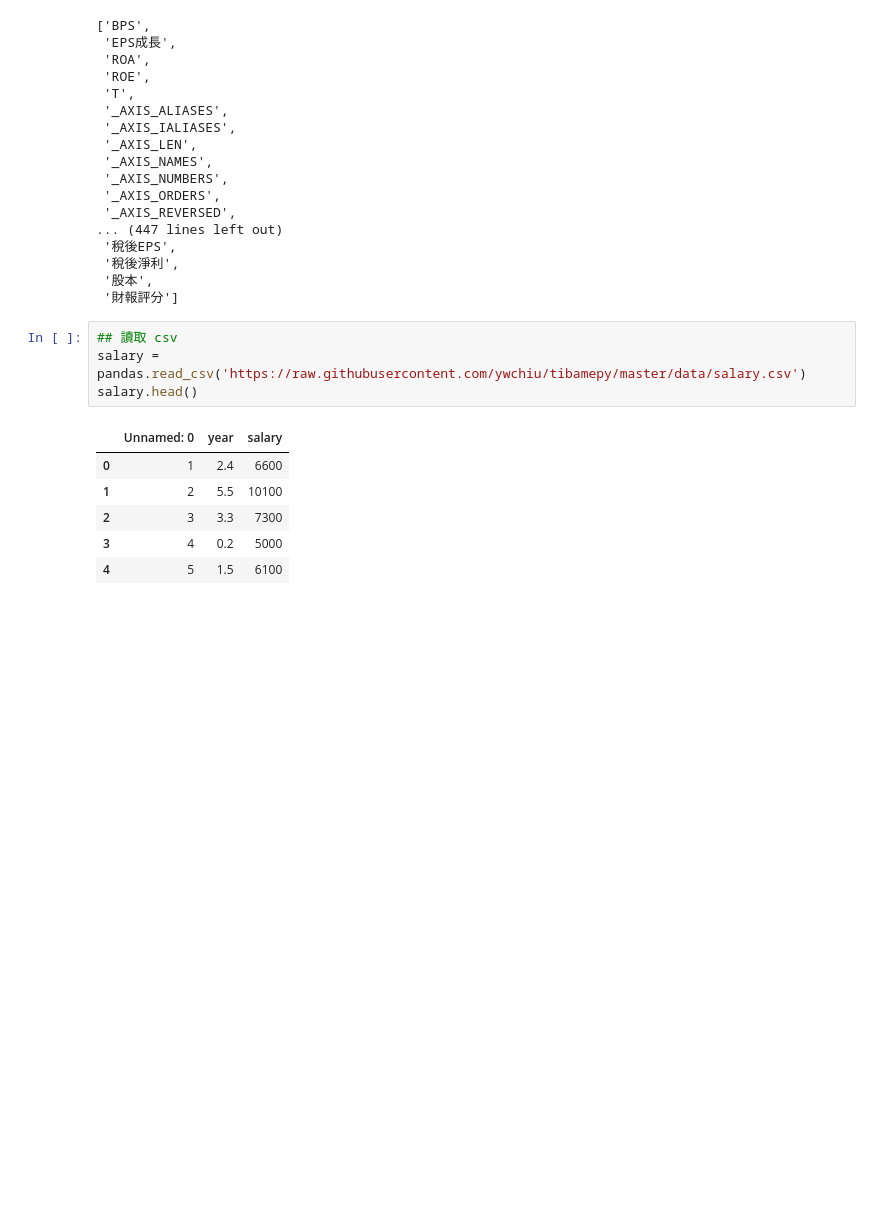
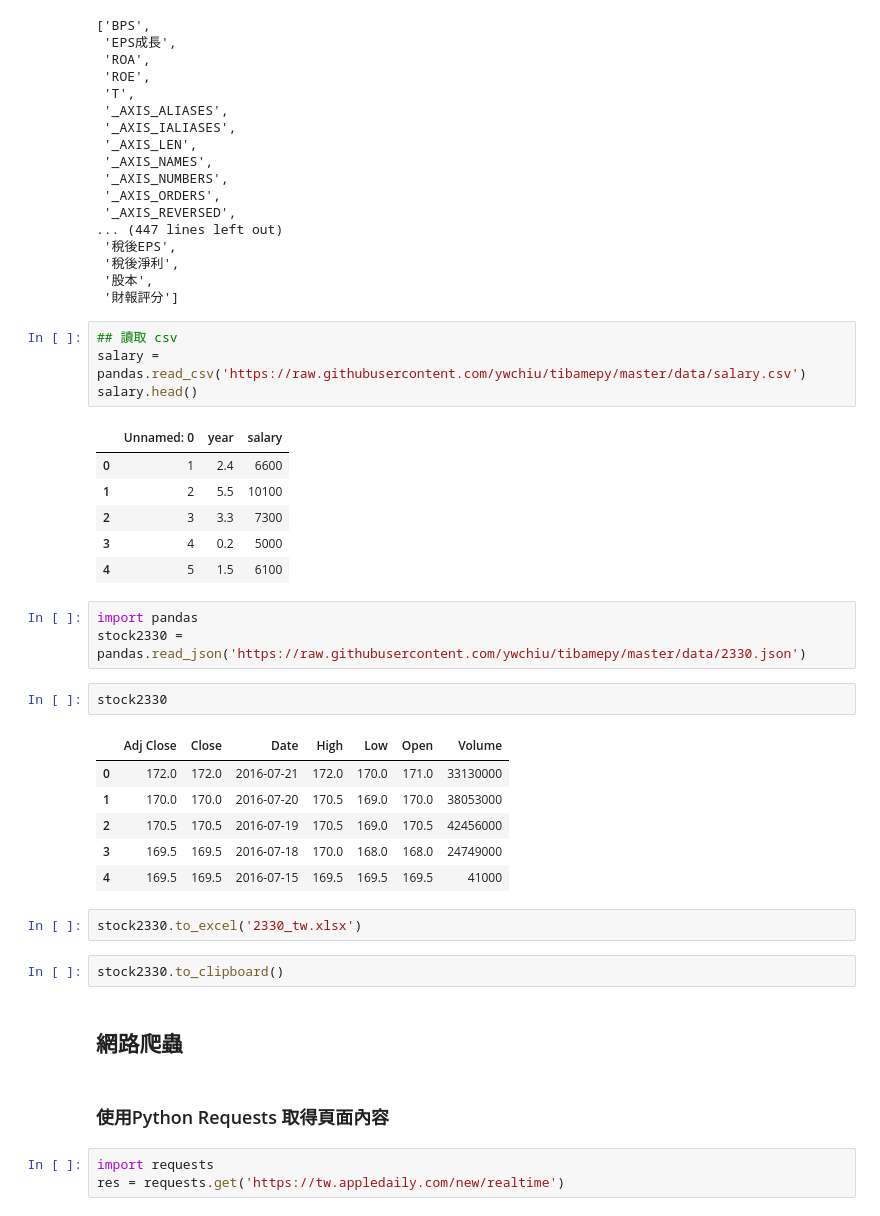
Before and after one commit to TonyTWLiu/Tibame, a Jupyter notebook: Python5.ipynb, the cells around one changed output. Cells and saved outputs as stored; diff of their text form; blank space fills up the shorter version.

```diff
--- a/Python5.ipynb
+++ b/Python5.ipynb
@@ -282,3 +282,26 @@ salary.head()
 | 2 | 3 | 3.3 | 7300 |
 | 3 | 4 | 0.2 | 5000 |
 | 4 | 5 | 1.5 | 6100 |
+# %%
+import pandas
+stock2330 = pandas.read_json('https://raw.githubusercontent.com/ywchiu/tibamepy/master/data/2330.json')
+# %%
+stock2330
+# %% [output]
+|  | Adj Close | Close | Date | High | Low | Open | Volume |
+| 0 | 172.0 | 172.0 | 2016-07-21 | 172.0 | 170.0 | 171.0 | 33130000 |
+| 1 | 170.0 | 170.0 | 2016-07-20 | 170.5 | 169.0 | 170.0 | 38053000 |
+| 2 | 170.5 | 170.5 | 2016-07-19 | 170.5 | 169.0 | 170.5 | 42456000 |
+| 3 | 169.5 | 169.5 | 2016-07-18 | 170.0 | 168.0 | 168.0 | 24749000 |
+| 4 | 169.5 | 169.5 | 2016-07-15 | 169.5 | 169.5 | 169.5 | 41000 |
+# %%
+stock2330.to_excel('2330_tw.xlsx')
+# %%
+stock2330.to_clipboard()
+# %% [markdown]
+## 網路爬蟲
+# %% [markdown]
+### 使用Python Requests 取得頁面內容
+# %%
+import requests
+res = requests.get('https://tw.appledaily.com/new/realtime')
```
Also changed, not shown: parts of 60 cells of this notebook.
